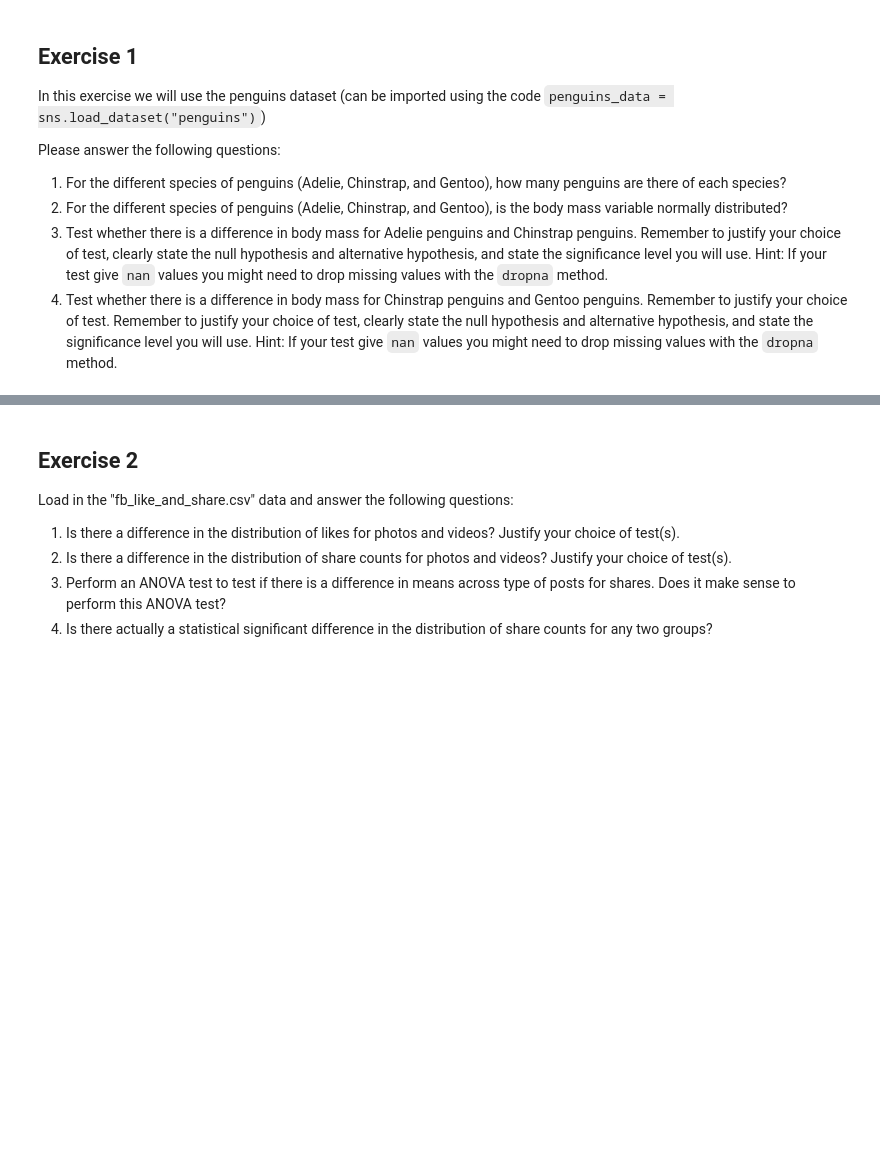
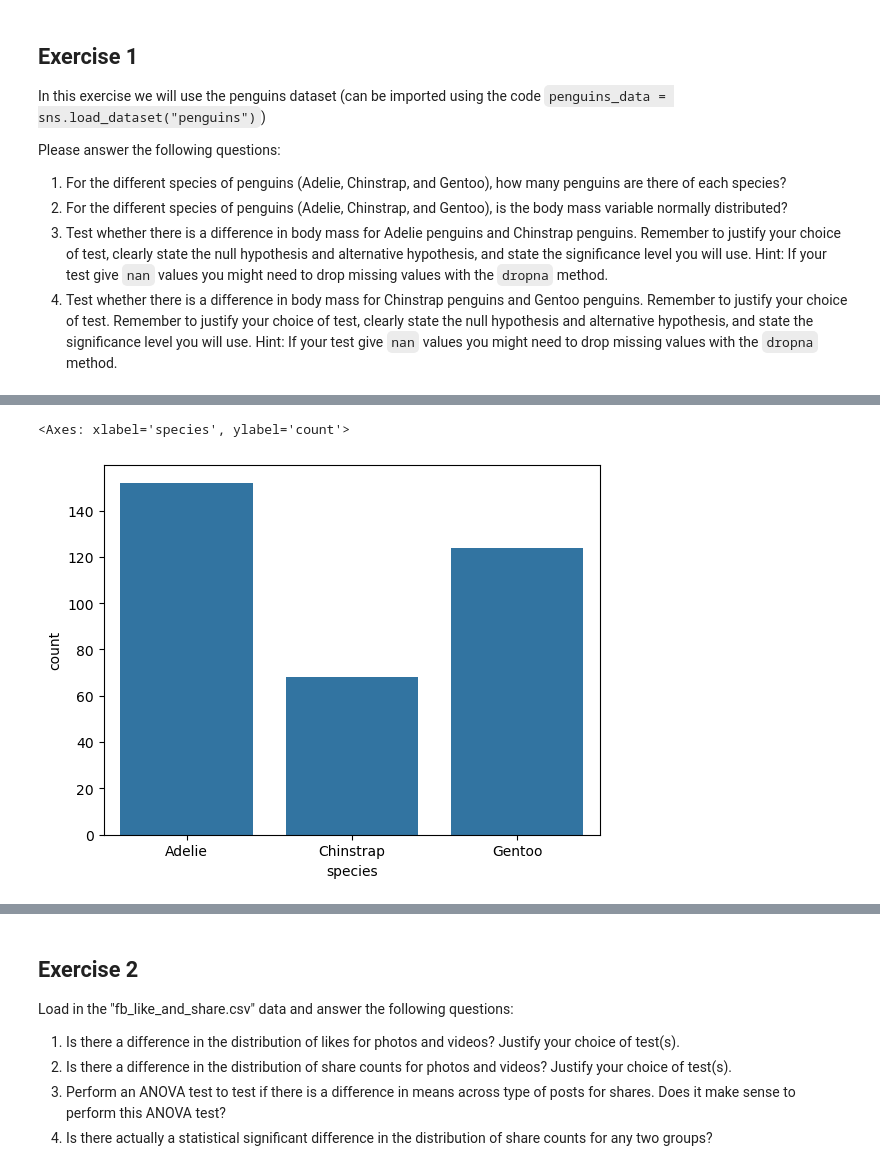
Before and after one commit to hsahmad112/DataAndThingsW2025, a Jupyter notebook: exercise_4.ipynb, the cells around one changed output, grey strips where cells are left out. Saved outputs shown, nothing was run; the diff lists cells and outputs as text; code cells hidden in the pictures; blank space fills up the shorter version.

```diff
--- a/exercise_4.ipynb
+++ b/exercise_4.ipynb
@@ -21,3 +27,9 @@ Please answer the following questions:
 2. For the different species of penguins (Adelie, Chinstrap, and Gentoo), is the body mass variable normally distributed?
 3. Test whether there is a difference in body mass for Adelie penguins and Chinstrap penguins. Remember to justify your choice of test, clearly state the null hypothesis and alternative hypothesis, and state the significance level you will use. Hint: If your test give `nan` values you might need to drop missing values with the `dropna` method.
 4. Test whether there is a difference in body mass for Chinstrap penguins and Gentoo penguins. Remember to justify your choice of test. Remember to justify your choice of test, clearly state the null hypothesis and alternative hypothesis, and state the significance level you will use. Hint: If your test give `nan` values you might need to drop missing values with the `dropna` method.
+# %%
+penguins_data = sns.load_dataset("penguins")
+penguins_data.info()
+
+# categorical: "species, island, sex"
+# numerical:  "bill_length_mm, bill_depth_mm, flipper_length_mm, body_mass_g"
@@ -23,0 +51,8 @@ Please answer the following questions:
+# %%
+#1. For the different species of penguins (Adelie, Chinstrap, and Gentoo), how many penguins are there of each species?
+diff_spec = penguins_data['species']
+
+sns.countplot(x= diff_spec)
+# %% [output]
+<Axes: xlabel='species', ylabel='count'>
+[figure, added]
```
Also changed, not shown: parts of 5 cells of this notebook.
